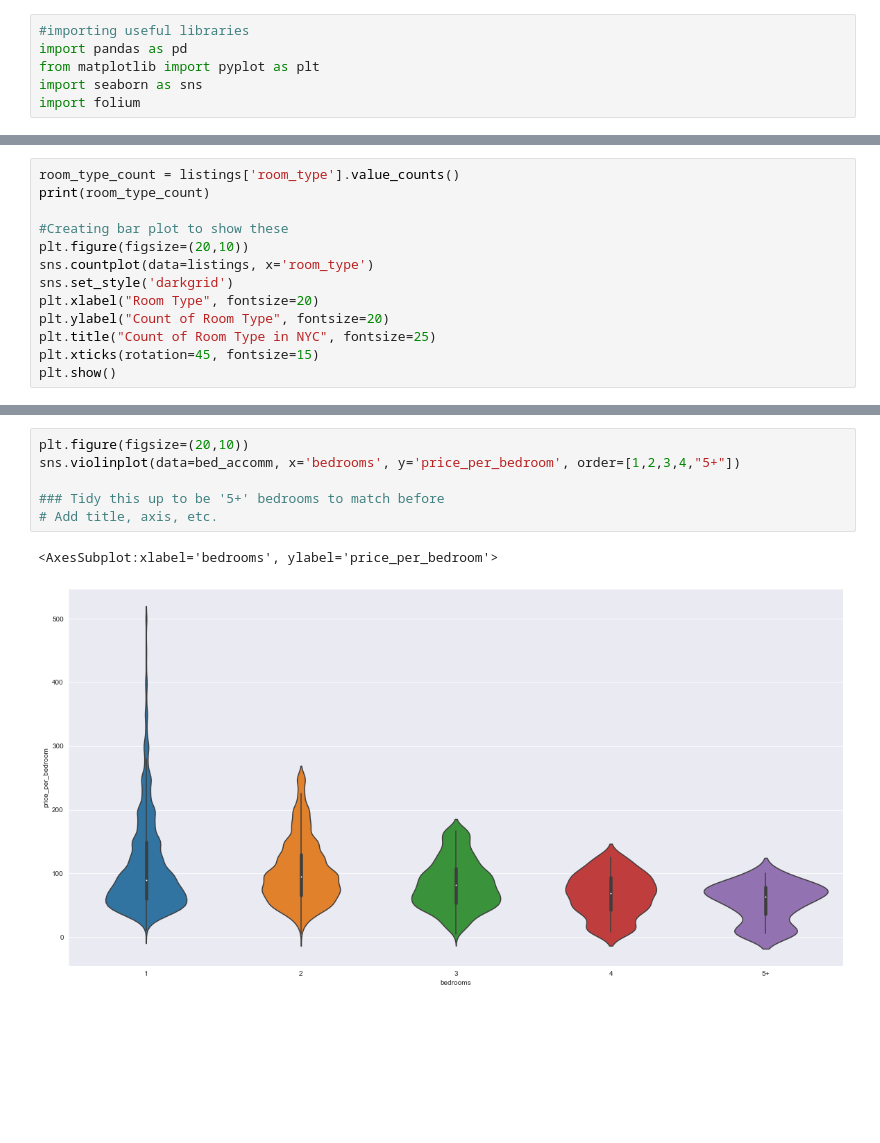
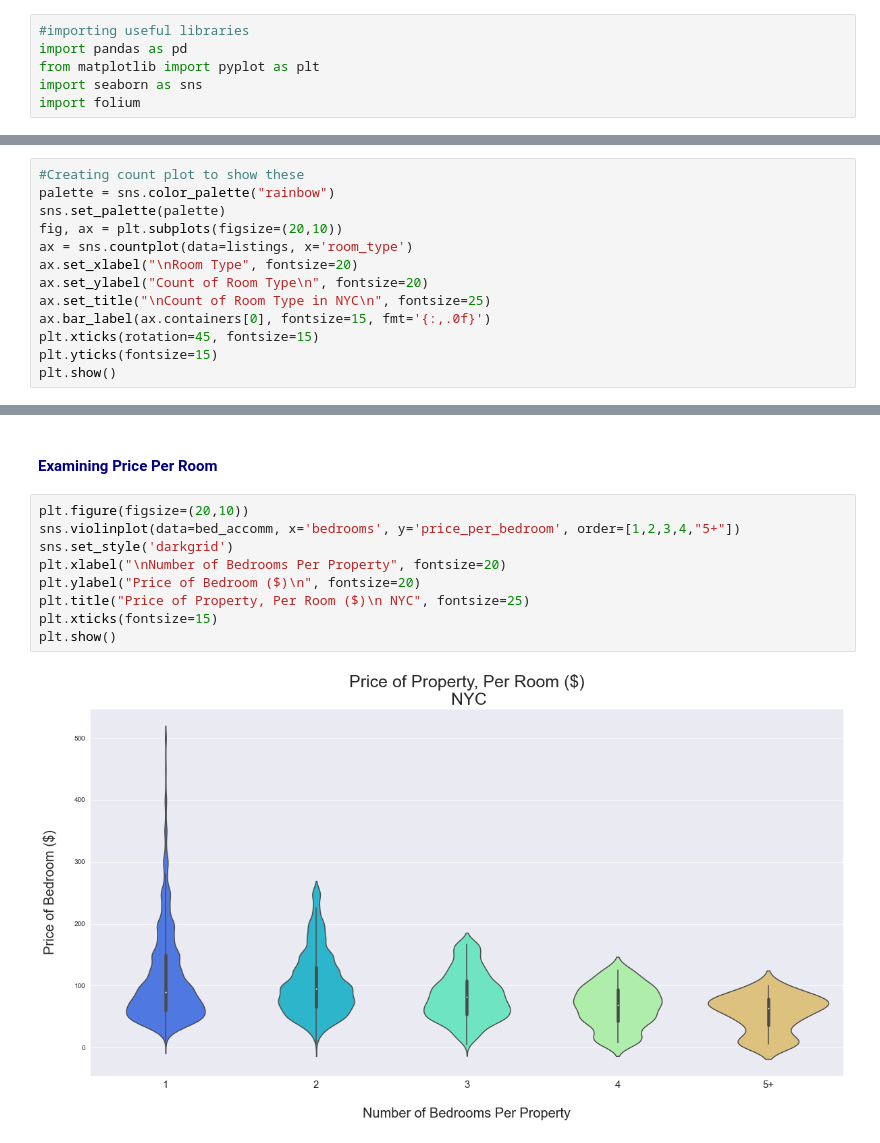
Before and after one commit to rachelastar/airbnb-eda, a Jupyter notebook: Airbnb-EDA.ipynb, the cells around one changed output, grey strips where cells are left out. Cells and saved outputs as stored; diff of their text form; blank space fills up the shorter version.

```diff
--- a/Airbnb-EDA.ipynb
+++ b/Airbnb-EDA.ipynb
@@ -119,14 +143,14 @@ plt.show()
 # %%
-room_type_count = listings['room_type'].value_counts()
-print(room_type_count)
-
-#Creating bar plot to show these
-plt.figure(figsize=(20,10))
-sns.countplot(data=listings, x='room_type')
-sns.set_style('darkgrid')
-plt.xlabel("Room Type", fontsize=20)
-plt.ylabel("Count of Room Type", fontsize=20)
-plt.title("Count of Room Type in NYC", fontsize=25)
+#Creating count plot to show these
+palette = sns.color_palette("rainbow")
+sns.set_palette(palette)
+fig, ax = plt.subplots(figsize=(20,10))
+ax = sns.countplot(data=listings, x='room_type')
+ax.set_xlabel("\nRoom Type", fontsize=20)
+ax.set_ylabel("Count of Room Type\n", fontsize=20)
+ax.set_title("\nCount of Room Type in NYC\n", fontsize=25)
+ax.bar_label(ax.containers[0], fontsize=15, fmt='{:,.0f}')
 plt.xticks(rotation=45, fontsize=15)
+plt.yticks(fontsize=15)
 plt.show()
 # %% [output]
@@ -244,12 +329,16 @@ bed_accomm['accommodates'].value_counts()
 9+      278
 7       262
 Name: accommodates, dtype: int64
+# %% [markdown]
+<h4 style="color:navy;">Examining Price Per Room</h4>
 # %%
 plt.figure(figsize=(20,10))
 sns.violinplot(data=bed_accomm, x='bedrooms', y='price_per_bedroom', order=[1,2,3,4,"5+"])
-
-### Tidy this up to be '5+' bedrooms to match before
-# Add title, axis, etc.
+sns.set_style('darkgrid')
+plt.xlabel("\nNumber of Bedrooms Per Property", fontsize=20)
+plt.ylabel("Price of Bedroom ($)\n", fontsize=20)
+plt.title("Price of Property, Per Room ($)\n NYC", fontsize=25)
+plt.xticks(fontsize=15)
+plt.show()
 # %% [output]
-<AxesSubplot:xlabel='bedrooms', ylabel='price_per_bedroom'>
-[figure, old version]
+[figure, new version]
```
Also changed, not shown: parts of 59 cells of this notebook.
